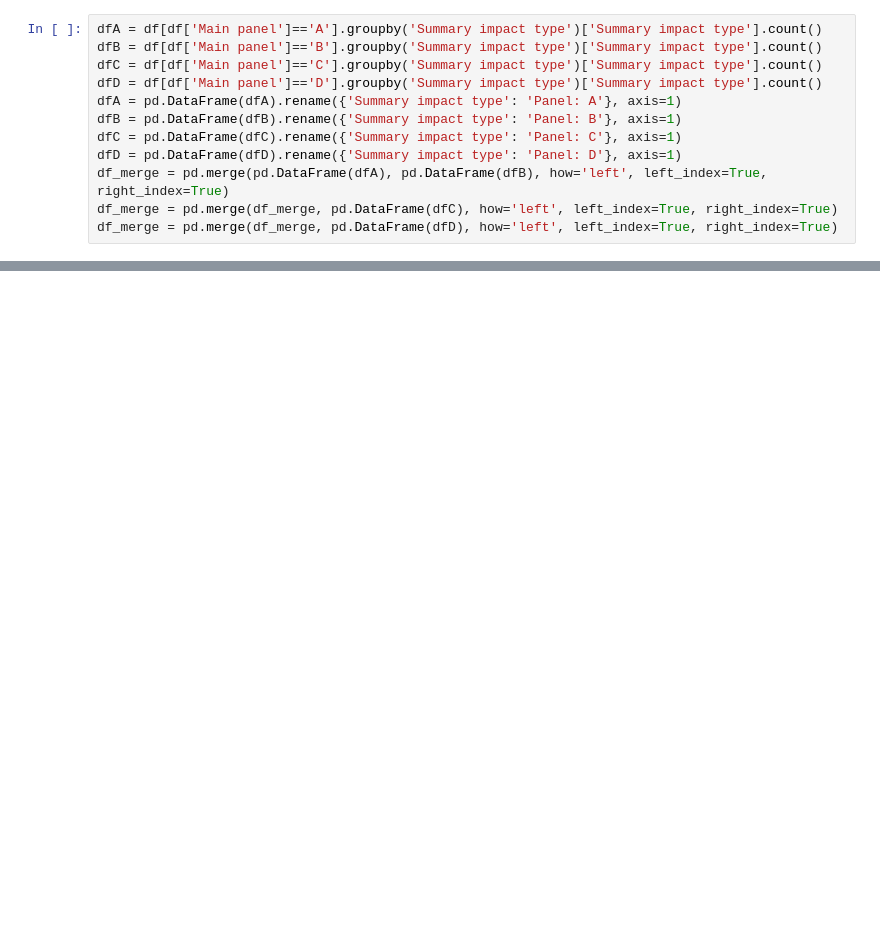
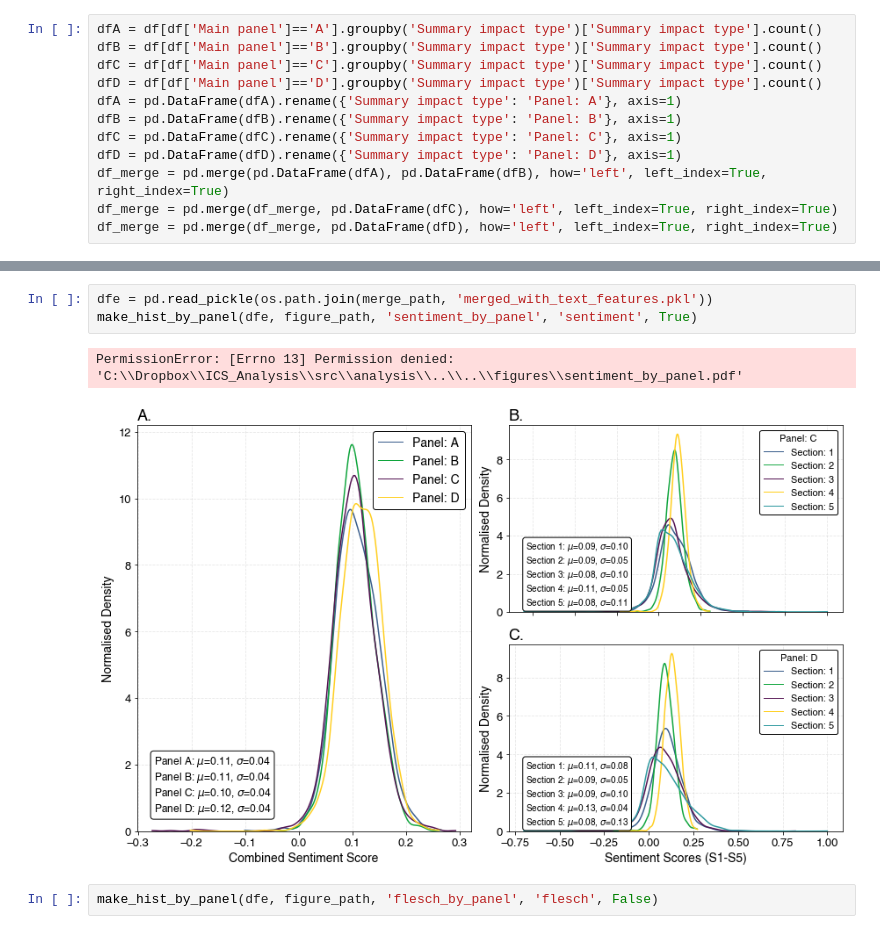
Before and after one commit to OxfordDemSci/ICS_Analysis, a Jupyter notebook: src/analysis/Analysis_Notebook.ipynb, the cells around one changed output, grey strips where cells are left out. Saved outputs shown, nothing was run; the diff lists cells and outputs as text; blank space fills up the shorter version.

Commit message:
Flesch and Sentiment scores by Panel

```diff
--- a/src/analysis/Analysis_Notebook.ipynb
+++ b/src/analysis/Analysis_Notebook.ipynb
@@ -96,0 +80,8 @@ NameError: name 'np' is not defined
+# %%
+dfe = pd.read_pickle(os.path.join(merge_path, 'merged_with_text_features.pkl'))
+make_hist_by_panel(dfe, figure_path, 'sentiment_by_panel', 'sentiment', True)
+# %% [output]
+PermissionError: [Errno 13] Permission denied: 'C:\\Dropbox\\ICS_Analysis\\src\\analysis\\..\\..\\figures\\sentiment_by_panel.pdf'
+[figure, added]
+# %%
+make_hist_by_panel(dfe, figure_path, 'flesch_by_panel', 'flesch', False)
```
Also changed, not shown: parts of 4 cells of this notebook, 5 other files.
